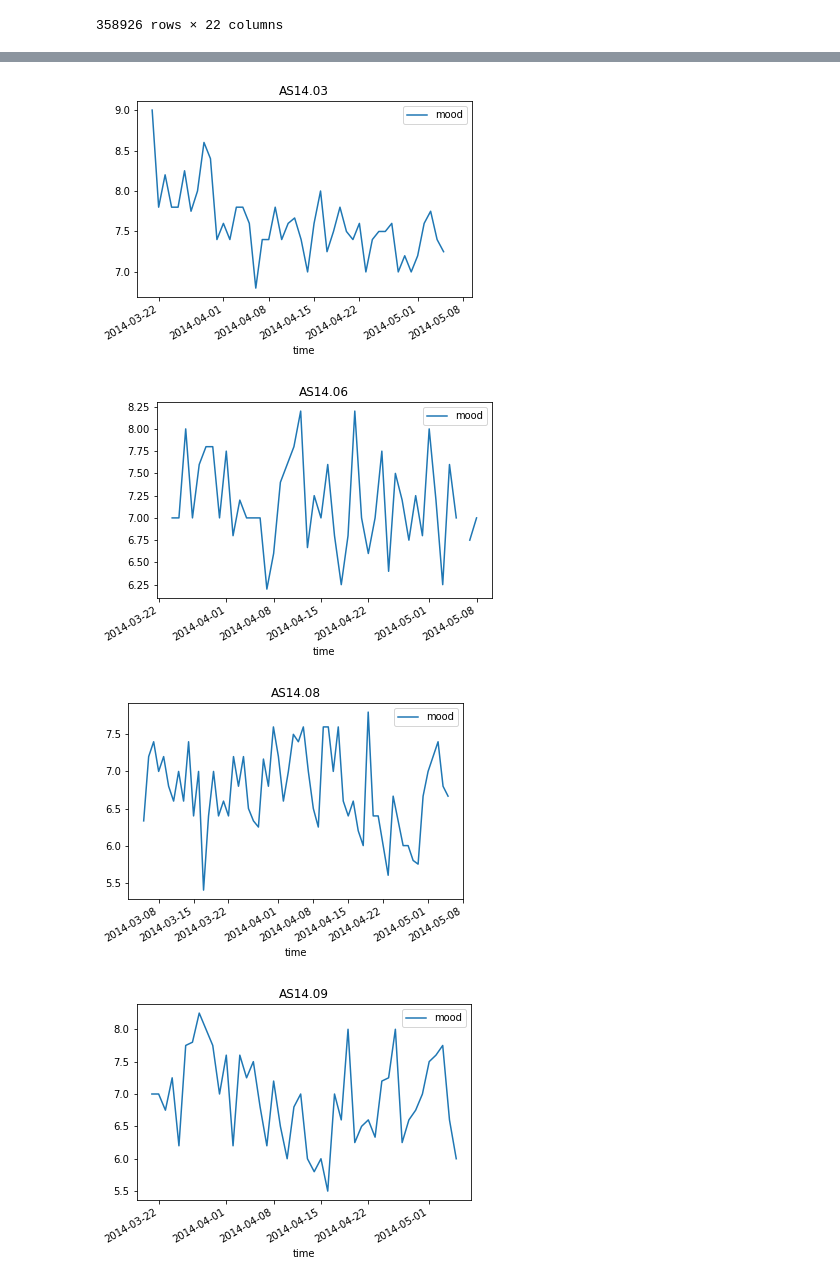
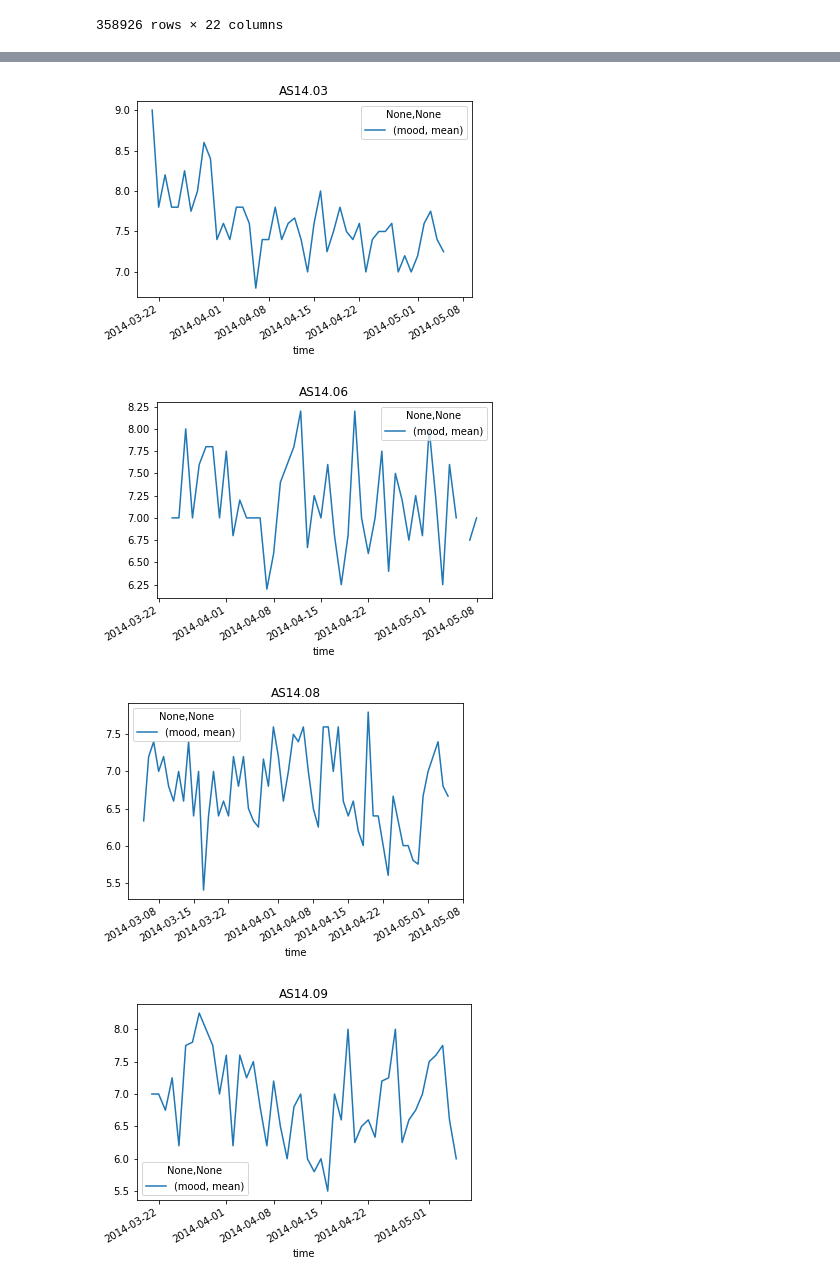
Before and after one commit to tituspellegrom/DataMiningTechniques, a Jupyter notebook: Exploration-Jaimie.ipynb, the cells around one changed output, grey strips where cells are left out. Cells and saved outputs as stored; diff of their text form; code cells hidden in the pictures.

```diff
--- a/Exploration-Jaimie.ipynb
+++ b/Exploration-Jaimie.ipynb
@@ -48,26 +48,26 @@ display(df_wide)
 | 358925 | AS14.33 | 2014-05-31 12:00:00.000 | NaN | NaN | NaN | NaN | ... |
 358926 rows × 22 columns
 # %%
-df_daily = df_wide.groupby([pd.Grouper(key='time', freq='D'), 'id']).agg({'mood':'mean',
-                                                                           'circumplex.arousal':'mean',
-                                                                           'circumplex.valence':'mean',
-                                                                           'affect':'mean',
-                                                                           'activity':'count',
-                                                                           'screen':'sum',
+df_daily = df_wide.groupby([pd.Grouper(key='time', freq='D'), 'id']).agg({'mood': ['min', 'max', 'median', 'mean', 'std', 'count'],
+                                                                           'circumplex.arousal': ['min', 'max', 'median', 'mean', 'std', 'count'],
+                                                                           'circumplex.valence': ['min', 'max', 'median', 'mean', 'std', 'count'],
+                                                                           'affect': ['min', 'max', 'median', 'mean', 'std', 'count'],
+                                                                           'activity': ['min', 'max', 'median', 'mean', 'std', 'count'],
+                                                                           'screen': ['min', 'max', 'median', 'mean', 'std', 'count', 'sum'],
                                                                            'call':'count',
                                                                            'sms':'count',
-                                                                           'appCat.builtin':'sum',
-                                                                           'appCat.communication':'sum',
-                                                                           'appCat.entertainment':'sum',
-                                                                           'appCat.finance':'sum',
-                                                                           'appCat.game':'sum',
-                                                                           'appCat.office':'sum',
-                                                                           'appCat.other':'sum',
-                                                                           'appCat.social':'sum',
-                                                                           'appCat.travel':'sum',
-                                                                           'appCat.unknown':'sum',
-                                                                           'appCat.utilities':'sum',
-                                                                           'appCat.weather':'sum'
+                                                                           'appCat.builtin':['min', 'max', 'median', 'mean', 'std', 'count', 'sum'],
+                                                                           'appCat.communication':['min', 'max', 'median', 'mean', 'std', 'count', 'sum'],
+                                                                           'appCat.entertainment':['min', 'max', 'median', 'mean', 'std', 'count', 'sum'],
+                                                                           'appCat.finance':['min', 'max', 'median', 'mean', 'std', 'count', 'sum'],
+                                                                           'appCat.game':['min', 'max', 'median', 'mean', 'std', 'count', 'sum'],
+                                                                           'appCat.office':['min', 'max', 'median', 'mean', 'std', 'count', 'sum'],
+                                                                           'appCat.other':['min', 'max', 'median', 'mean', 'std', 'count', 'sum'],
+                                                                           'appCat.social':['min', 'max', 'median', 'mean', 'std', 'count', 'sum'],
+                                                                           'appCat.travel':['min', 'max', 'median', 'mean', 'std', 'count', 'sum'],
+                                                                           'appCat.unknown':['min', 'max', 'median', 'mean', 'std', 'count', 'sum'],
+                                                                           'appCat.utilities':['min', 'max', 'median', 'mean', 'std', 'count', 'sum'],
+                                                                           'appCat.weather':['min', 'max', 'median', 'mean', 'std', 'count', 'sum']
                                                                            }).reset_index()
 # %%
 display(df_daily)
@@ -88,5 +89,5 @@ display(df_daily)
 # %%
 for idx in df_daily['id'].unique():
     df_id = df_daily.loc[df_daily['id']==idx]
-    df_id.plot(x='time', y='mood', title=idx)
+    df_id.plot(x='time', y=('mood', 'mean'), title=idx)
 # %% [output]
@@ -118,4 +96,4 @@ AS14.24
-[figure, old version]
+[figure, new version]
-[figure, old version]
+[figure, new version]
-[figure, old version]
+[figure, new version]
-[figure, old version]
+[figure, new version]
```
Also changed, not shown: parts of 4 cells of this notebook, 1 other file.
